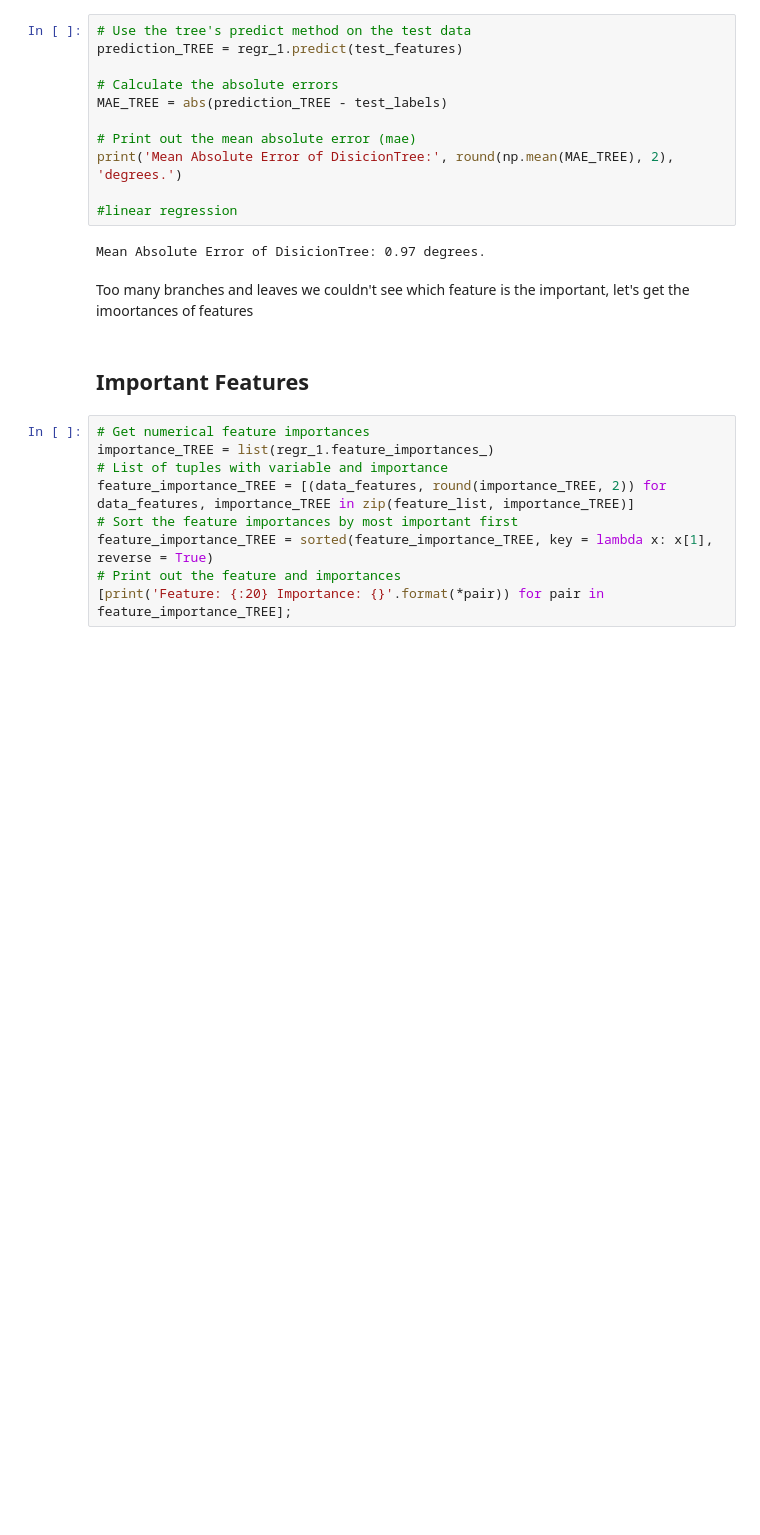
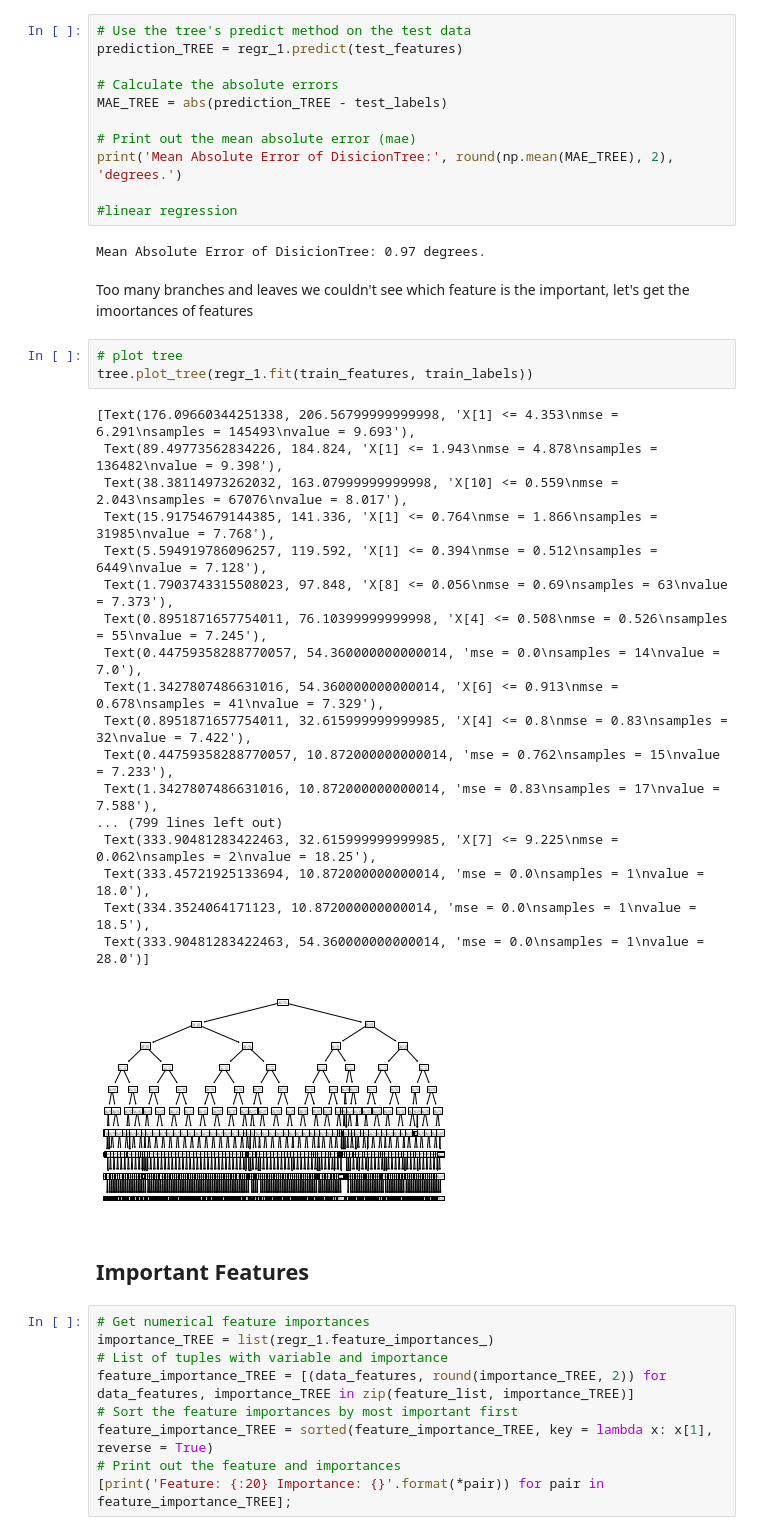
Before and after one commit to baileyheit/RideShareBigData, a Jupyter notebook: RideShare.ipynb, the cells around one changed output. Drawn from its saved outputs; the diff is of its cells as text; blank space fills up the shorter version.

```diff
--- a/RideShare.ipynb
+++ b/RideShare.ipynb
@@ -307,6 +307,28 @@ print('Mean Absolute Error of DisicionTree:', round(np.mean(MAE_TREE), 2), 'degr
 Mean Absolute Error of DisicionTree: 0.97 degrees.
 # %% [markdown]
 Too many branches and leaves we couldn't see which feature is the important, let's get the imoortances of features
+# %%
+# plot tree
+tree.plot_tree(regr_1.fit(train_features, train_labels))
+# %% [output]
+[Text(176.09660344251338, 206.56799999999998, 'X[1] <= 4.353\nmse = 6.291\nsamples = 145493\nvalue = 9.693'),
+ Text(89.49773562834226, 184.824, 'X[1] <= 1.943\nmse = 4.878\nsamples = 136482\nvalue = 9.398'),
+ Text(38.38114973262032, 163.07999999999998, 'X[10] <= 0.559\nmse = 2.043\nsamples = 67076\nvalue = 8.017'),
+ Text(15.91754679144385, 141.336, 'X[1] <= 0.764\nmse = 1.866\nsamples = 31985\nvalue = 7.768'),
+ Text(5.594919786096257, 119.592, 'X[1] <= 0.394\nmse = 0.512\nsamples = 6449\nvalue = 7.128'),
+ Text(1.7903743315508023, 97.848, 'X[8] <= 0.056\nmse = 0.69\nsamples = 63\nvalue = 7.373'),
+ Text(0.8951871657754011, 76.10399999999998, 'X[4] <= 0.508\nmse = 0.526\nsamples = 55\nvalue = 7.245'),
+ Text(0.44759358288770057, 54.360000000000014, 'mse = 0.0\nsamples = 14\nvalue = 7.0'),
+ Text(1.3427807486631016, 54.360000000000014, 'X[6] <= 0.913\nmse = 0.678\nsamples = 41\nvalue = 7.329'),
+ Text(0.8951871657754011, 32.615999999999985, 'X[4] <= 0.8\nmse = 0.83\nsamples = 32\nvalue = 7.422'),
+ Text(0.44759358288770057, 10.872000000000014, 'mse = 0.762\nsamples = 15\nvalue = 7.233'),
+ Text(1.3427807486631016, 10.872000000000014, 'mse = 0.83\nsamples = 17\nvalue = 7.588'),
+... (799 lines left out)
+ Text(333.90481283422463, 32.615999999999985, 'X[7] <= 9.225\nmse = 0.062\nsamples = 2\nvalue = 18.25'),
+ Text(333.45721925133694, 10.872000000000014, 'mse = 0.0\nsamples = 1\nvalue = 18.0'),
+ Text(334.3524064171123, 10.872000000000014, 'mse = 0.0\nsamples = 1\nvalue = 18.5'),
+ Text(333.90481283422463, 54.360000000000014, 'mse = 0.0\nsamples = 1\nvalue = 28.0')]
+[figure, added]
 # %% [markdown]
 ## Important Features
 # %%
```
Also changed, not shown: parts of 1 cell of this notebook.
